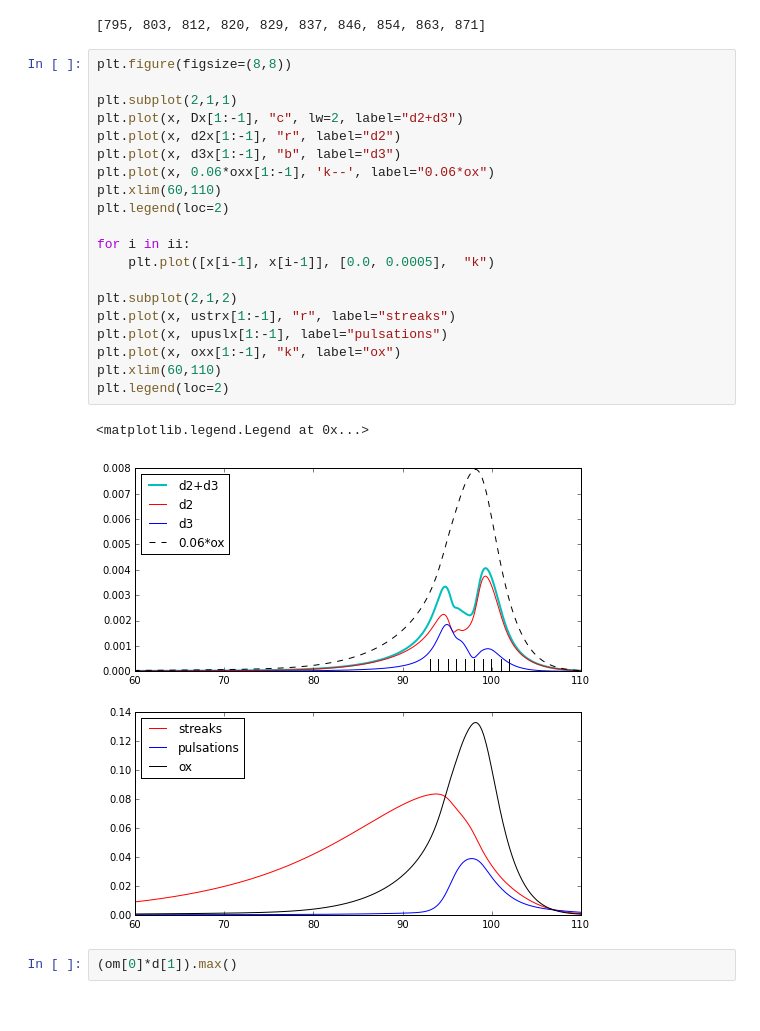
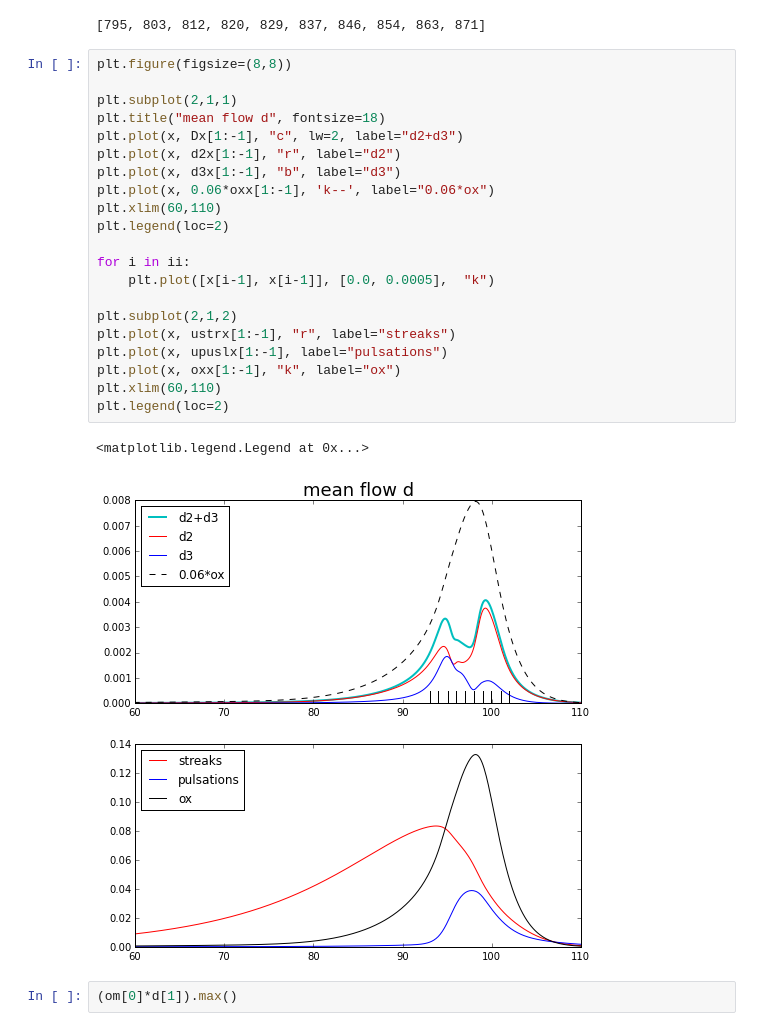
Before and after one commit to pimanov/research, a Jupyter notebook: Re2200-mean_flow_d-picture_gen.ipynb, the cells around one changed output. Saved outputs shown, nothing was run; the diff lists cells and outputs as text.

```diff
--- a/Re2200-mean_flow_d-picture_gen.ipynb
+++ b/Re2200-mean_flow_d-picture_gen.ipynb
@@ -172,26 +172,27 @@ ii
 # %%
 plt.figure(figsize=(8,8))
 
 plt.subplot(2,1,1)
+plt.title("mean flow d", fontsize=18)
 plt.plot(x, Dx[1:-1], "c", lw=2, label="d2+d3")
 plt.plot(x, d2x[1:-1], "r", label="d2")
 plt.plot(x, d3x[1:-1], "b", label="d3")
 plt.plot(x, 0.06*oxx[1:-1], 'k--', label="0.06*ox")
 plt.xlim(60,110)
 plt.legend(loc=2)
 
 for i in ii:
     plt.plot([x[i-1], x[i-1]], [0.0, 0.0005],  "k")
 
 plt.subplot(2,1,2)
 plt.plot(x, ustrx[1:-1], "r", label="streaks")
 plt.plot(x, upuslx[1:-1], label="pulsations")
 plt.plot(x, oxx[1:-1], "k", label="ox")
 plt.xlim(60,110)
 plt.legend(loc=2)
 # %% [output]
 <matplotlib.legend.Legend at 0x...>
-[figure, old version]
+[figure, new version]
 # %%
 (om[0]*d[1]).max()
 # %% [output]
```
Also changed, not shown: parts of 6 cells of this notebook, 3 other files.
